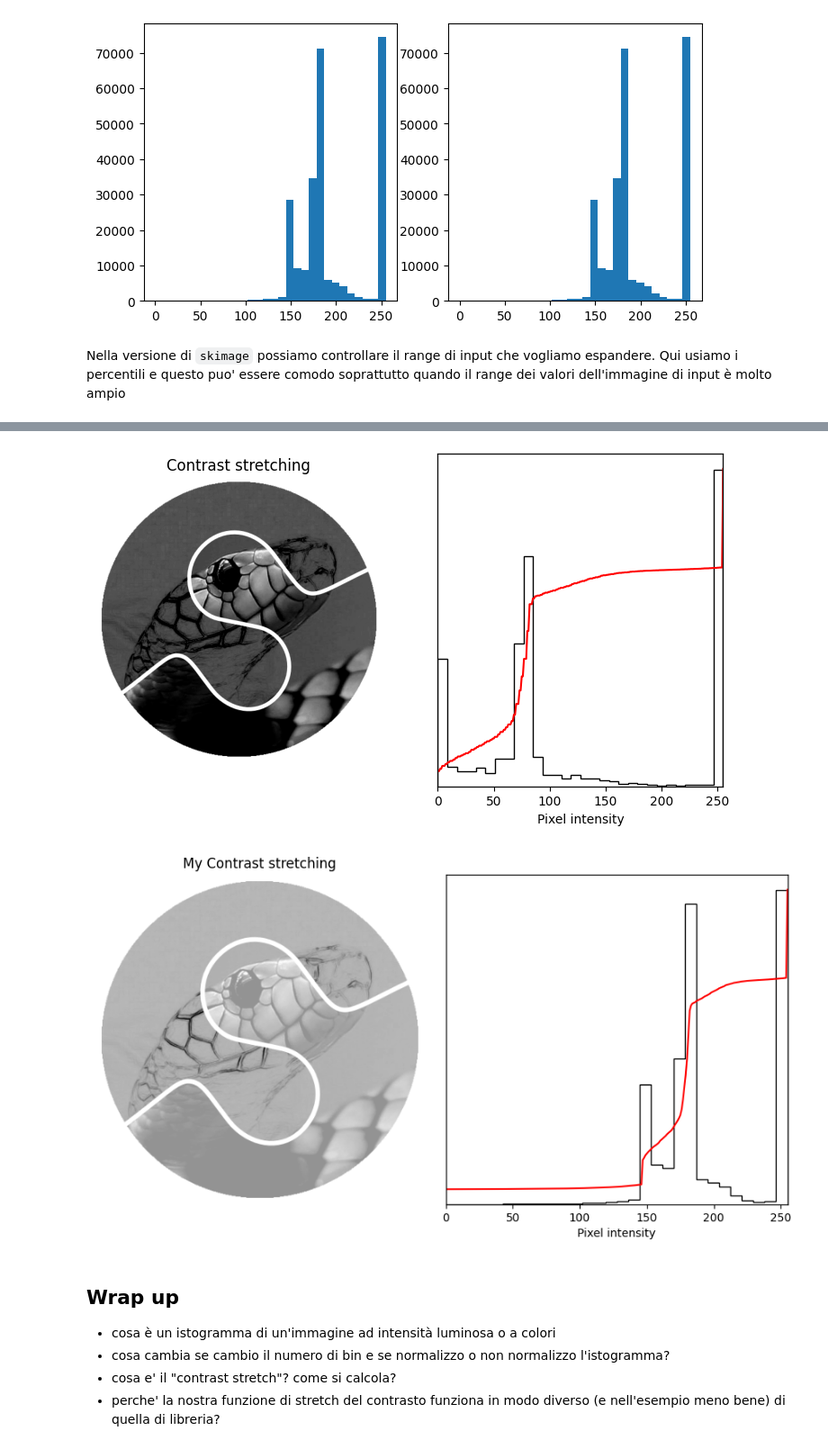
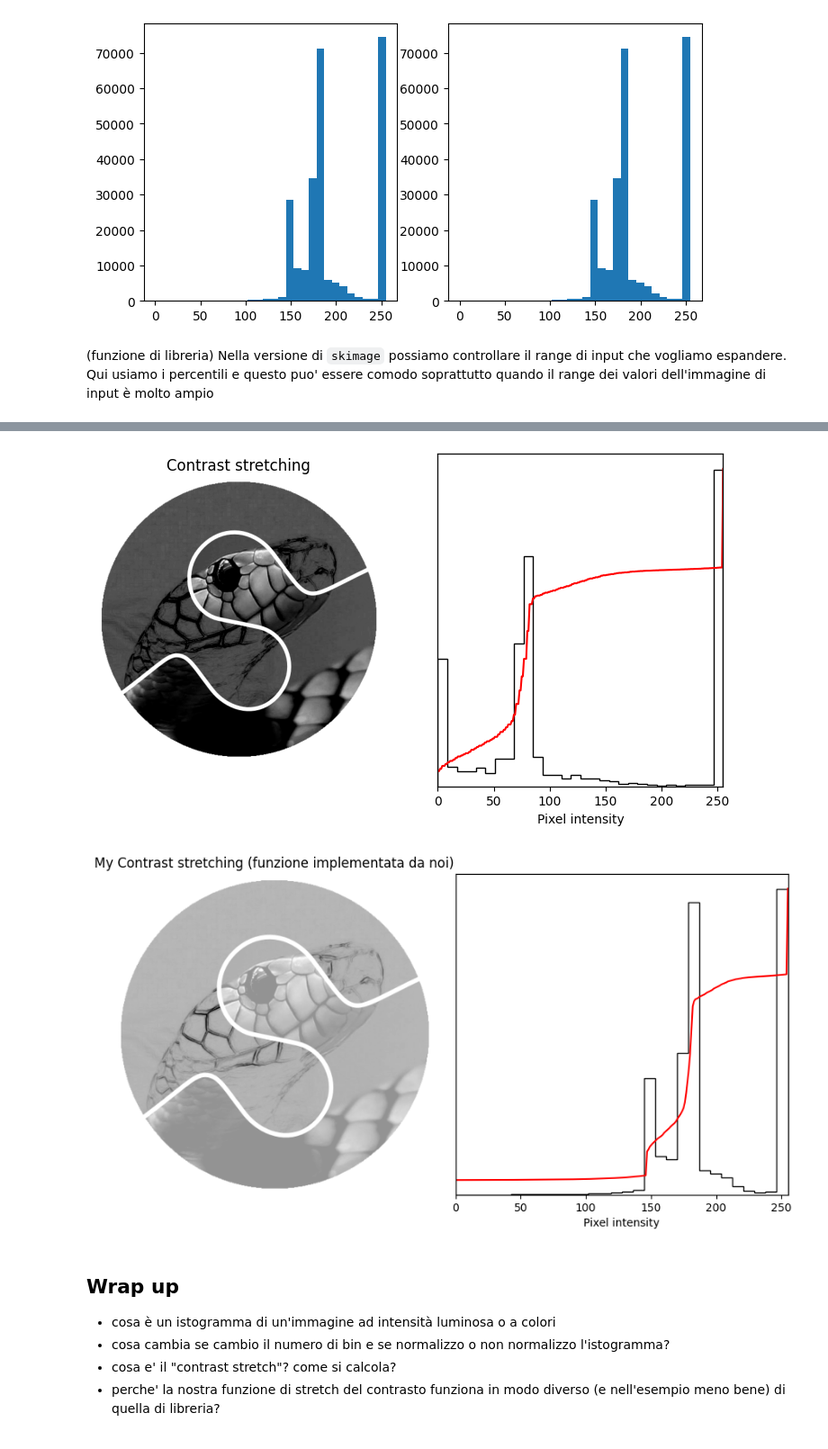
Before and after one commit to GiuuGpEEp/TerzoAnnoUni, a Jupyter notebook: FESI/istogrammi/istogrammi/istogrammi.ipynb, the cells around one changed output, grey strips where cells are left out. Shown at 90% size. Saved outputs shown, nothing was run; the diff lists cells and outputs as text; code cells hidden in the pictures.

```diff
--- a/FESI/istogrammi/istogrammi/istogrammi.ipynb
+++ b/FESI/istogrammi/istogrammi/istogrammi.ipynb
@@ -171,38 +214,38 @@ plt.hist((my_img_rescale).ravel(), bins=30); # color='black' , histtype='step' )
 # %% [output]
 [figure]
 # %% [markdown]
-Nella versione di `skimage` possiamo controllare il range di input che vogliamo espandere. Qui usiamo i percentili e questo puo' essere comodo soprattutto quando il range dei valori dell'immagine di input è molto ampio
+(funzione di libreria) Nella versione di `skimage` possiamo controllare il range di input che vogliamo espandere. Qui usiamo i percentili e questo puo' essere comodo soprattutto quando il range dei valori dell'immagine di input è molto ampio
 # %%
 # Contrast stretching
 p2, p98 = np.percentile(img, (2, 98))
 img_rescale = exposure.rescale_intensity(img, in_range=(p2, p98))
 my_img_rescale = my_contrast_stretch(img);
 
 # Display results
 
 fig, axes = plt.subplots(nrows=1, ncols=2)
 fig.set_figheight(7)
 fig.set_figwidth(9)
 ax_img, ax_hist, ax_cdf = plot_img_and_hist(img, axes,30)
 ax_img.set_title('Low contrast image')
 
 fig, axes = plt.subplots(nrows=1, ncols=2)
 fig.set_figwidth(9)
 ax_img, ax_hist, ax_cdf = plot_img_and_hist(img_rescale, axes,30)
 ax_img.set_title('Contrast stretching')
 
 fig, axes = plt.subplots(nrows=1, ncols=2)
 fig.set_figwidth(9)
 ax_img, ax_hist, ax_cdf = plot_img_and_hist(my_img_rescale, axes,30)
-ax_img.set_title('My Contrast stretching')
+ax_img.set_title('My Contrast stretching (funzione implementata da noi)')
 
 # prevent overlap of y-axis labels
 fig.tight_layout()
 plt.show()
 # %% [output]
 [figure]
 [figure]
-[figure, old version]
+[figure, new version]
 # %% [markdown]
 ## Wrap up
 - cosa è un istogramma di un'immagine ad intensità luminosa o a colori
```
Also changed, not shown: parts of 14 cells of this notebook.
